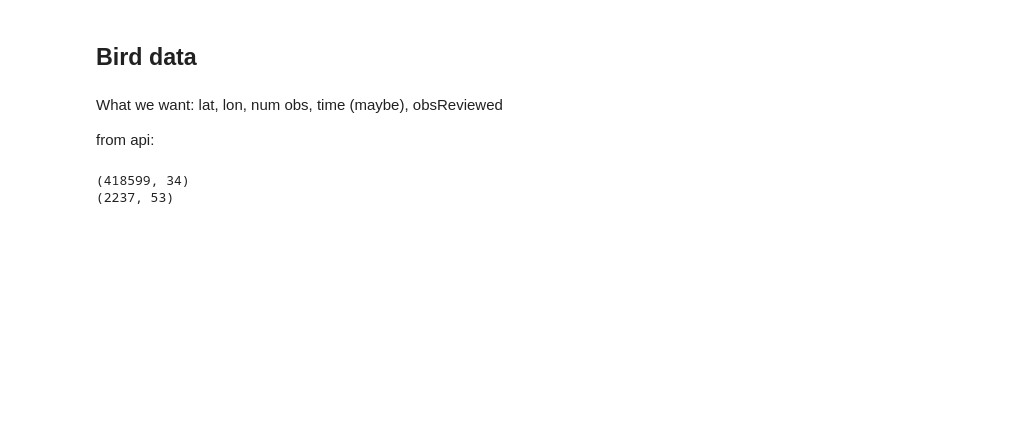
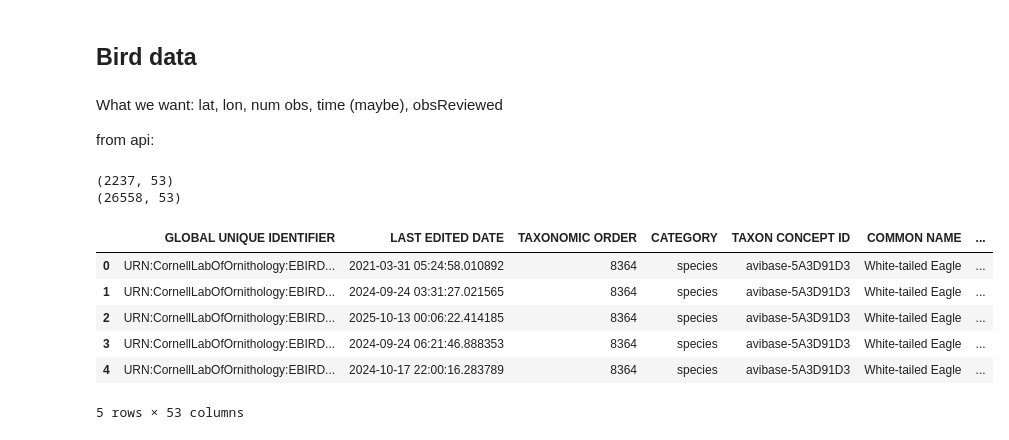
Before and after one commit to JarlSteph/BirdUp, a Jupyter notebook: temp_test.ipynb, the cells around one changed output. Saved outputs shown, nothing was run; the diff lists cells and outputs as text; code cells hidden in the pictures; blank space fills up the shorter version.

```diff
--- a/temp_test.ipynb
+++ b/temp_test.ipynb
@@ -75,22 +76,22 @@ lat, lon, num obs, time (maybe), obsReviewed
 
 from api:
 # %%
-df1 = pd.read_csv(
-    'Data/ebd_SE_goleag_smp_relOct-2025_extracted/ebd_SE_goleag_smp_relOct-2025_sampling.txt',
+df_golden = pd.read_csv(
+    'Data/ebd_SE_goleag_smp_relOct-2025_extracted/ebd_SE_goleag_smp_relOct-2025.txt',
     sep='\t',
     low_memory=False, # Prevents DtypeWarnings on mixed-type columns in large files
     parse_dates=['OBSERVATION DATE', 'LAST EDITED DATE'] # Optional: converts dates immediately
 )
 
-df2 = pd.read_csv(
-    "Data/ebd_SE_goleag_smp_relOct-2025_extracted/ebd_SE_goleag_smp_relOct-2025.txt",
+df_whteag = pd.read_csv(
+    "Data/ebd_SE_whteag_smp_relOct-2025_extracted/ebd_SE_whteag_smp_relOct-2025.txt",
     sep='\t',
     low_memory=False, # Prevents DtypeWarnings on mixed-type columns in large files
     parse_dates=['OBSERVATION DATE', 'LAST EDITED DATE'] # Optional: converts dates immediately
 )
 
-print(df1.shape)
-print(df2.shape)
+print(df_golden.shape)
+print(df_whteag.shape)
 # %% [output]
-(418599, 34)
 (2237, 53)
+(26558, 53)
@@ -100,0 +98,10 @@ df2
+# %%
+df_whteag.head()
+# %% [output]
+|  | GLOBAL UNIQUE IDENTIFIER | LAST EDITED DATE | TAXONOMIC ORDER | CATEGORY | TAXON CONCEPT ID | COMMON NAME | ... |
+| 0 | URN:CornellLabOfOrnithology:EBIRD... | 2021-03-31 05:24:58.010892 | 8364 | species | avibase-5A3D91D3 | White-tailed Eagle | ... |
+| 1 | URN:CornellLabOfOrnithology:EBIRD... | 2024-09-24 03:31:27.021565 | 8364 | species | avibase-5A3D91D3 | White-tailed Eagle | ... |
+| 2 | URN:CornellLabOfOrnithology:EBIRD... | 2025-10-13 00:06:22.414185 | 8364 | species | avibase-5A3D91D3 | White-tailed Eagle | ... |
+| 3 | URN:CornellLabOfOrnithology:EBIRD... | 2024-09-24 06:21:46.888353 | 8364 | species | avibase-5A3D91D3 | White-tailed Eagle | ... |
+| 4 | URN:CornellLabOfOrnithology:EBIRD... | 2024-10-17 22:00:16.283789 | 8364 | species | avibase-5A3D91D3 | White-tailed Eagle | ... |
+5 rows × 53 columns
```
Also changed, not shown: parts of 12 cells of this notebook, 4 other files.
